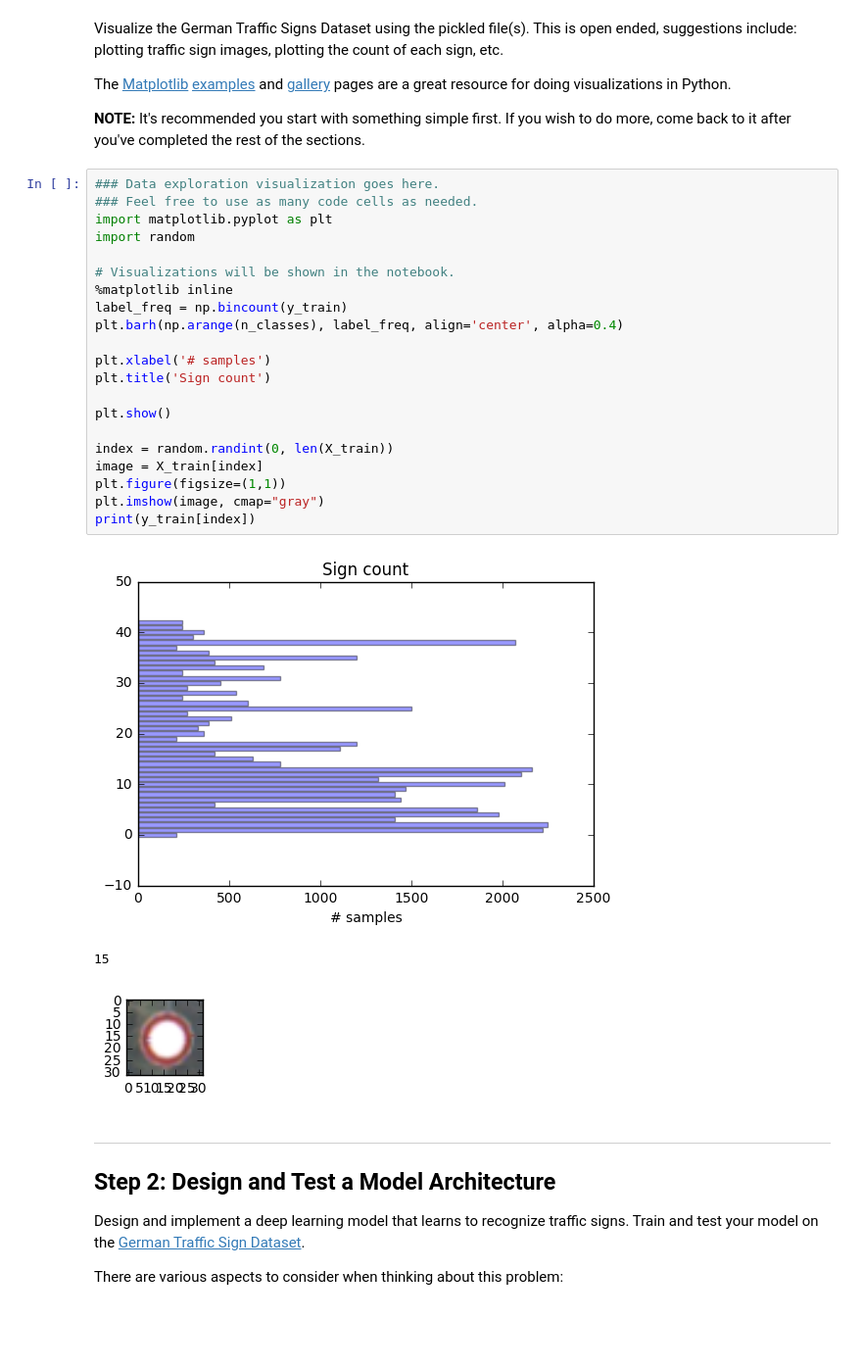
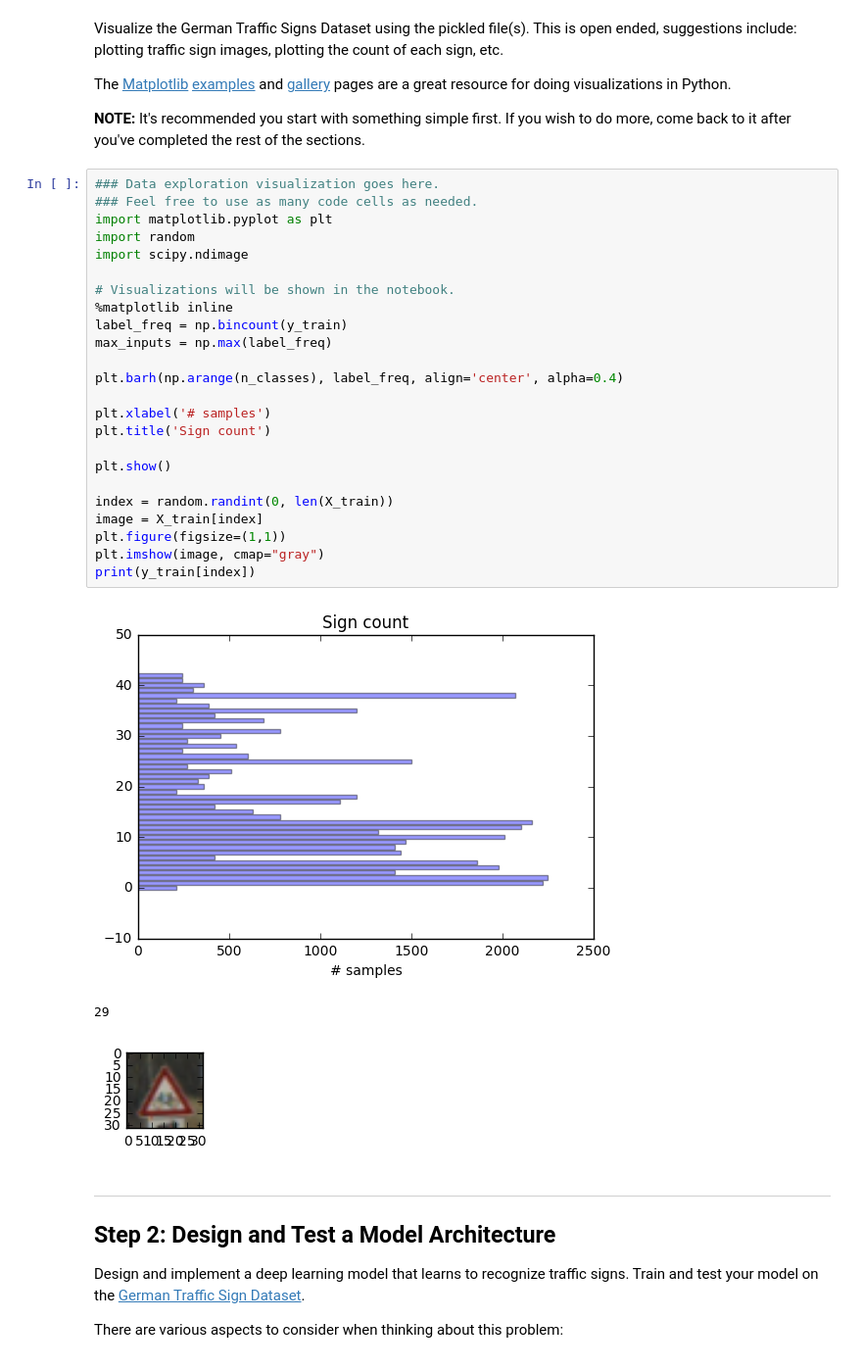
Before and after one commit to firefoxxy8/CarND-Traffic-Sign-Classifier-Project, a Jupyter notebook: Traffic_Sign_Classifier.ipynb, the cells around one changed output. Shown: that part at 98% size. Cells and saved outputs as stored; diff of their text form; blank space fills up the shorter version.

```diff
--- a/Traffic_Sign_Classifier.ipynb
+++ b/Traffic_Sign_Classifier.ipynb
@@ -76,28 +76,31 @@ The [Matplotlib](http://matplotlib.org/) [examples](http://matplotlib.org/exampl
 # %%
 ### Data exploration visualization goes here.
 ### Feel free to use as many code cells as needed.
 import matplotlib.pyplot as plt
 import random
+import scipy.ndimage
 
 # Visualizations will be shown in the notebook.
 %matplotlib inline
 label_freq = np.bincount(y_train)
+max_inputs = np.max(label_freq)
+
 plt.barh(np.arange(n_classes), label_freq, align='center', alpha=0.4)
 
 plt.xlabel('# samples')
 plt.title('Sign count')
 
 plt.show()
 
 index = random.randint(0, len(X_train))
 image = X_train[index]
 plt.figure(figsize=(1,1))
 plt.imshow(image, cmap="gray")
 print(y_train[index])
 # %% [output]
 [figure]
-15
+29
-[figure, old version]
+[figure, new version]
 # %% [markdown]
 ----
 
```
Also changed, not shown: parts of 4 cells of this notebook.
